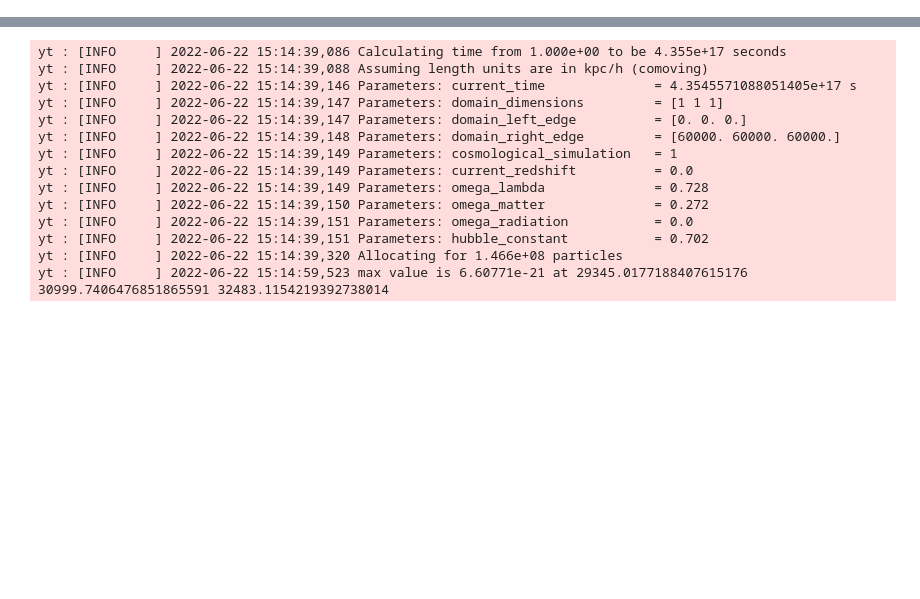
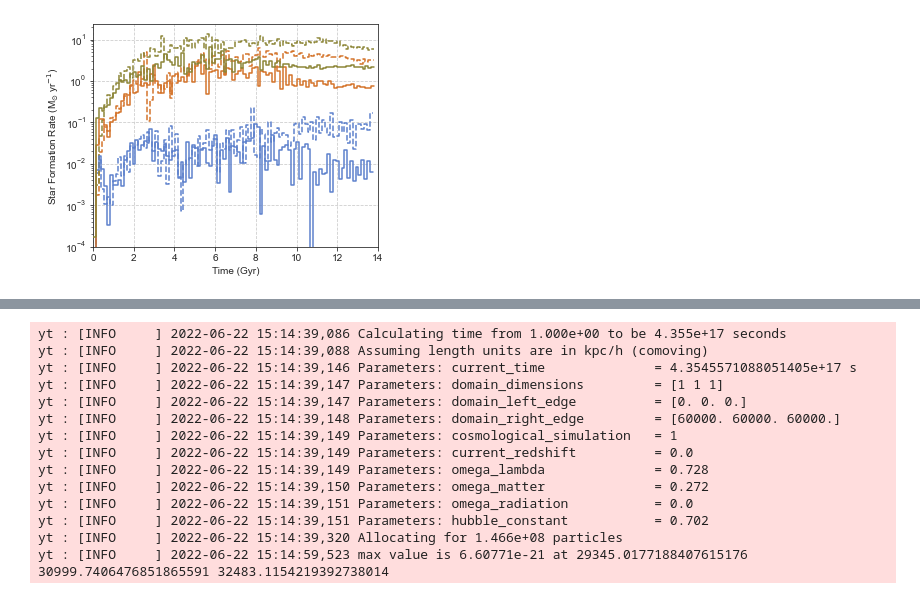
Before and after one commit to ibutsky/cr_diff_cgm, a Jupyter notebook: paper_plots.ipynb, the cells around one changed output, grey strips where cells are left out. Saved outputs shown, nothing was run; the diff lists cells and outputs as text; code cells hidden in the pictures; blank space fills up the shorter version.

```diff
--- a/paper_plots.ipynb
+++ b/paper_plots.ipynb
@@ -115,0 +51,44 @@ model[:4]
+# %%
+def plot_sfh(model_list, label_list = None):
+    fig, ax = plt.subplots(figsize = (5, 3.8))
+    if label_list is None:
+        label_list = model_list
+    palette = [palettable.wesanderson.Darjeeling2_5.mpl_colors[1],
+              palettable.wesanderson.Margot2_4.mpl_colors[-1],
+              palettable.wesanderson.Moonrise1_5.mpl_colors[2],
+              palettable.wesanderson.Moonrise4_5.mpl_colors[-1],
+              palettable.wesanderson.IsleOfDogs2_6.mpl_colors[0]]
+    palette = [palettable.wesanderson.Moonrise2_4.mpl_colors[0],
+              palettable.wesanderson.Moonrise2_4.mpl_colors[1],
+              palettable.wesanderson.Moonrise1_5.mpl_colors[2],
+              palettable.wesanderson.Moonrise4_5.mpl_colors[-1],
+              palettable.wesanderson.IsleOfDogs2_6.mpl_colors[0]]
+    palette = [palettable.wesanderson.Mendl_4.mpl_colors[-1],
+           palettable.wesanderson.Margot2_4.mpl_colors[-1],
+           palettable.wesanderson.Moonrise1_5.mpl_colors[2]]
+    #palette = sns.color_palette()
+   # palette = sns.color_palette("tab20c")[::4]
+    for model, label, color in zip(model_list, label_list, palette):
+
+        time, sfr = ph.get_sfh_data(model+"_cr")
+        ax.plot(time, sfr, label = ph.get_label(model+"_cr"), color = color, zorder = 10)
+
+        time, sfr = ph.get_sfh_data(model)
+        ax.plot(time, sfr, label = ph.get_label(model), color = color, linestyle = 'dashed')
+
+
+
+  #  ax.legend()
+    ax.set_xlabel('Time (Gyr)')
+    ax.set_ylabel('Star Formation Rate (M$_{\odot}$ yr$^{-1}$)')
+    ax.set_xlim(0, 14)
+    ax.set_yscale('log')
+   # ax.set_ylim(0, 7)
+    fig.tight_layout()
+    plt.savefig('plots/sfr.png', dpi =300)
+
+#generate_sfh_data(model_list[0])
+model_list = ['m11i', 'm11f', 'm12i']
+plot_sfh(model_list)
+# %% [output]
+[figure, added]
```
Also changed, not shown: parts of 20 cells of this notebook, 1 other file.
